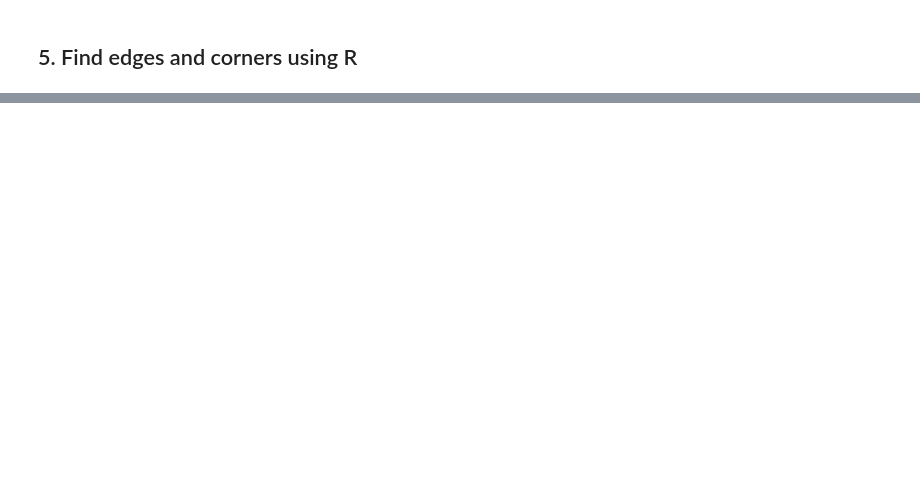
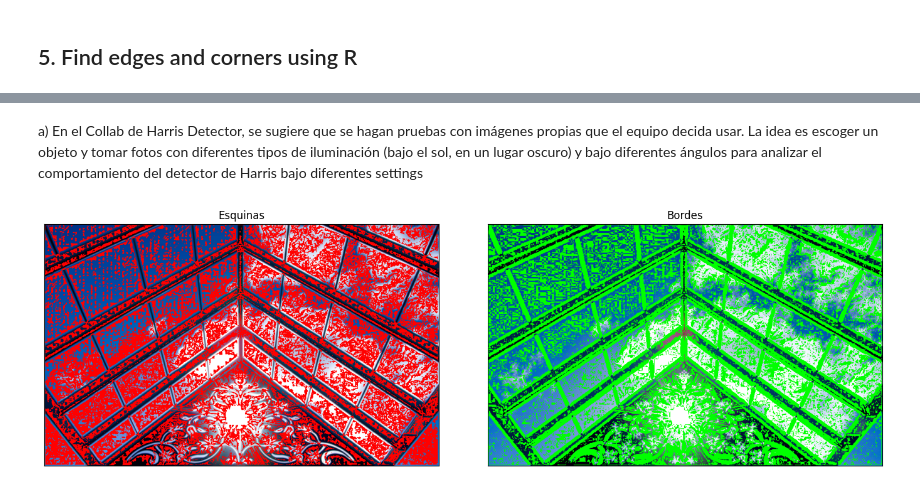
Before and after one commit to yeivillamil/Team30_CV, a Jupyter notebook: semana_7/7.2 Algoritmos de extracción de características Harris Edge Corner Detection.ipynb, the cells around one changed output, grey strips where cells are left out. Cells and saved outputs as stored; diff of their text form; code cells hidden in the pictures; blank space fills up the shorter version.

```diff
--- a/semana_7/7.2 Algoritmos de extracción de características Harris Edge Corner Detection.ipynb
+++ b/semana_7/7.2 Algoritmos de extracción de características Harris Edge Corner Detection.ipynb
@@ -132,0 +177,49 @@ plt.imshow(img_copy_for_edges, cmap="gray")
+# %% [markdown]
+ a) En el Collab de Harris Detector, se sugiere que se hagan pruebas con imágenes propias que el equipo decida usar. La idea  es escoger un objeto y tomar fotos con diferentes tipos de iluminación (bajo el sol, en un lugar oscuro) y bajo diferentes ángulos para analizar el comportamiento del detector de Harris bajo diferentes settings
+# %%
+def aplicar_harris(img):
+    img_gray = cv2.cvtColor(img, cv2.COLOR_BGR2GRAY)
+
+    I_x = gradient_x(img_gray)
+    I_y = gradient_y(img_gray)
+    Ixx = convolve(I_x**2, gaussian_kernel(3, 1))
+    Ixy = convolve(I_y*I_x, gaussian_kernel(3, 1))
+    Iyy = convolve(I_y**2, gaussian_kernel(3, 1))
+
+    k = 0.05
+
+    # determinante
+    detA = Ixx * Iyy - Ixy ** 2
+
+    # trace
+    traceA = Ixx + Iyy
+
+    harris_response = detA - k * traceA ** 2
+
+    img_copy_for_corners = np.copy(img)
+    img_copy_for_edges = np.copy(img)
+
+    height, width = img_gray.shape
+    offset = 1  # Tamaño de la ventana a considerar
+
+    for y in range(offset, height - offset):
+        for x in range(offset, width - offset):
+            if harris_response[y, x] > 0:  # Esquina
+                img_copy_for_corners[y, x] = [255, 0, 0]
+            elif harris_response[y, x] < 0:  # Borde
+                img_copy_for_edges[y, x] = [0, 255, 0]
+
+    return img_copy_for_corners, img_copy_for_edges
+# %%
+img = imagen_desde_url('https://github.com/yeivillamil/Team30_CV/blob/main/data/semana_7/Ventanal.jpg?raw=true')
+# Aplicar el algoritmo de Harris a la imagen
+esquinas, bordes = aplicar_harris(img)
+# %%
+img_dict = {
+     "Esquinas": esquinas
+    ,"Bordes":  bordes
+}
+
+display_images(img_dict, 1,2)
+# %% [output]
+[figure, added]
```
Also changed, not shown: parts of 5 cells of this notebook.
